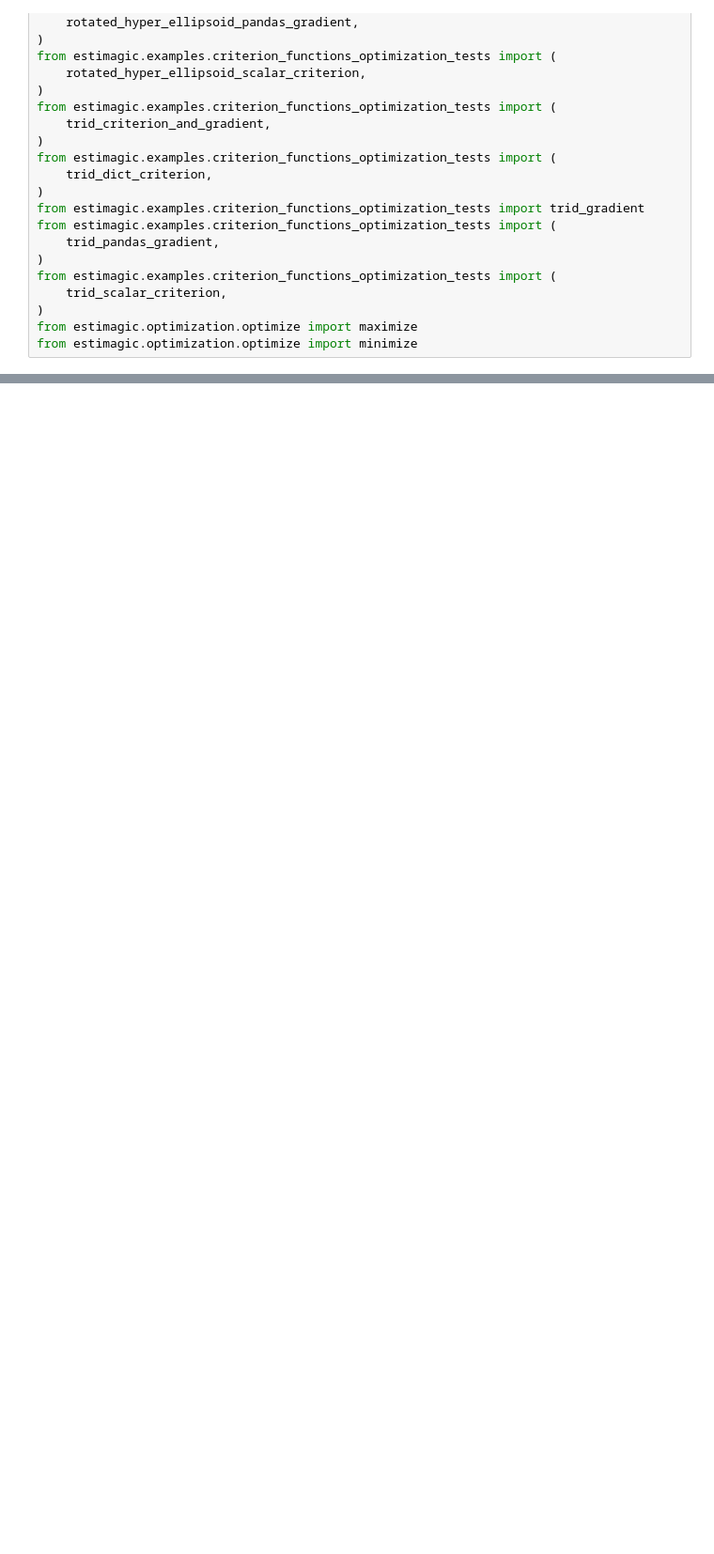
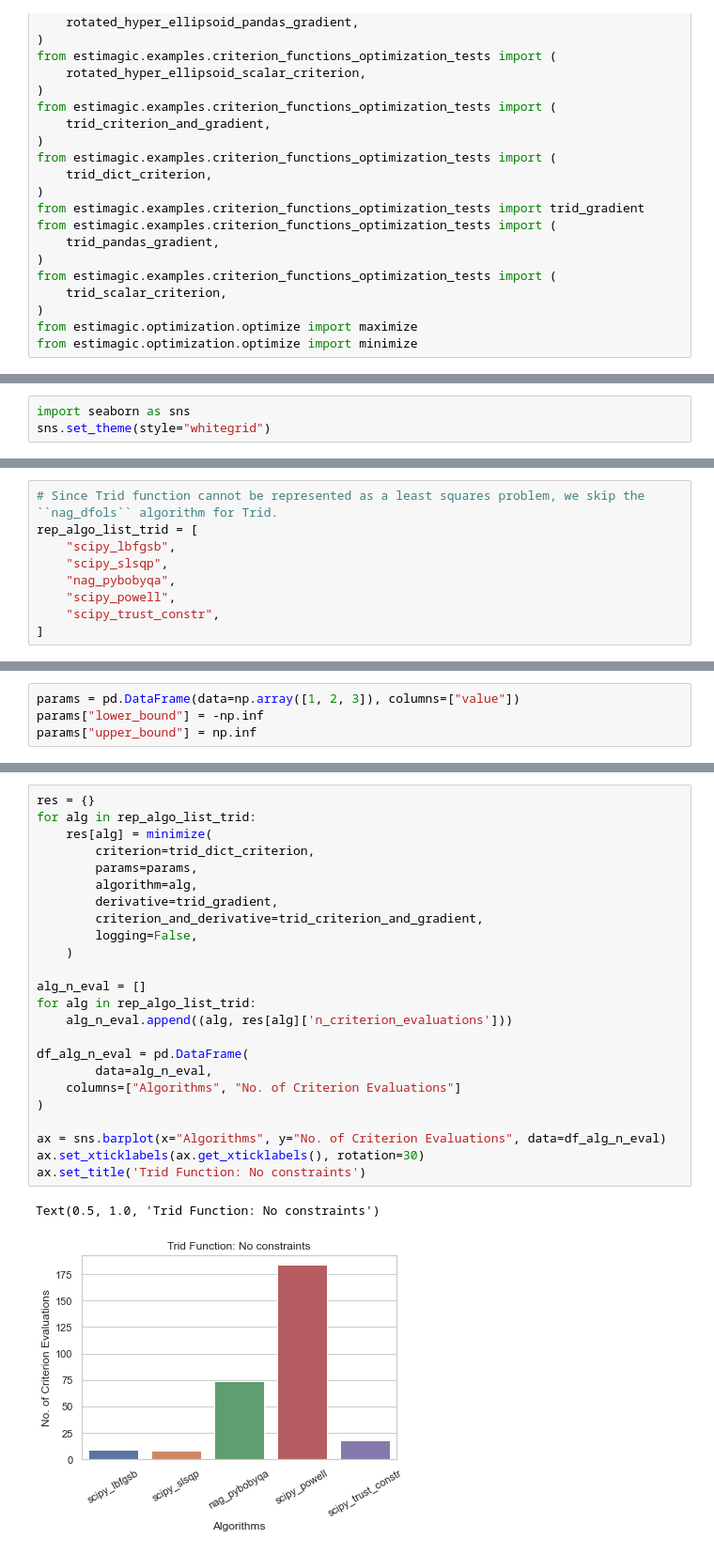
Before and after one commit to mchandra12/scientific_computing_project, a Jupyter notebook: project_overview.ipynb, the cells around one changed output, grey strips where cells are left out. Shown: that part at 94% size. Cells and saved outputs as stored; diff of their text form; blank space fills up the shorter version.

```diff
--- a/project_overview.ipynb
+++ b/project_overview.ipynb
@@ -71,0 +281,3 @@ False
+# %%
+import seaborn as sns
+sns.set_theme(style="whitegrid")
@@ -71,0 +294,9 @@ False
+# %%
+# Since Trid function cannot be represented as a least squares problem, we skip the ``nag_dfols`` algorithm for Trid.
+rep_algo_list_trid = [
+    "scipy_lbfgsb",
+    "scipy_slsqp",
+    "nag_pybobyqa",
+    "scipy_powell",
+    "scipy_trust_constr",
+]
@@ -71,0 +305,4 @@ False
+# %%
+params = pd.DataFrame(data=np.array([1, 2, 3]), columns=["value"])
+params["lower_bound"] = -np.inf
+params["upper_bound"] = np.inf
@@ -71,0 +311,27 @@ False
+# %%
+res = {}
+for alg in rep_algo_list_trid:
+    res[alg] = minimize(
+        criterion=trid_dict_criterion,
+        params=params,
+        algorithm=alg,
+        derivative=trid_gradient,
+        criterion_and_derivative=trid_criterion_and_gradient,
+        logging=False,
+    )
+
+alg_n_eval = []
+for alg in rep_algo_list_trid:
+    alg_n_eval.append((alg, res[alg]['n_criterion_evaluations']))
+
+df_alg_n_eval = pd.DataFrame(
+        data=alg_n_eval,
+    columns=["Algorithms", "No. of Criterion Evaluations"]
+)
+
+ax = sns.barplot(x="Algorithms", y="No. of Criterion Evaluations", data=df_alg_n_eval)
+ax.set_xticklabels(ax.get_xticklabels(), rotation=30)
+ax.set_title('Trid Function: No constraints')
+# %% [output]
+Text(0.5, 1.0, 'Trid Function: No constraints')
+[figure, added]
```
Also changed, not shown: parts of 46 cells of this notebook, 1 other file.
